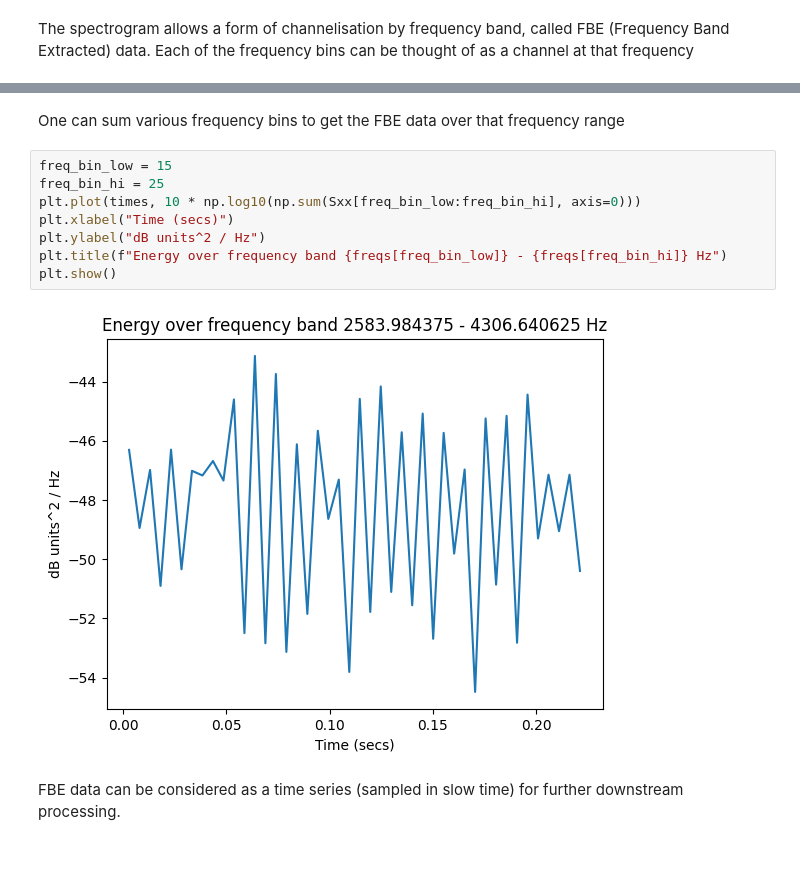
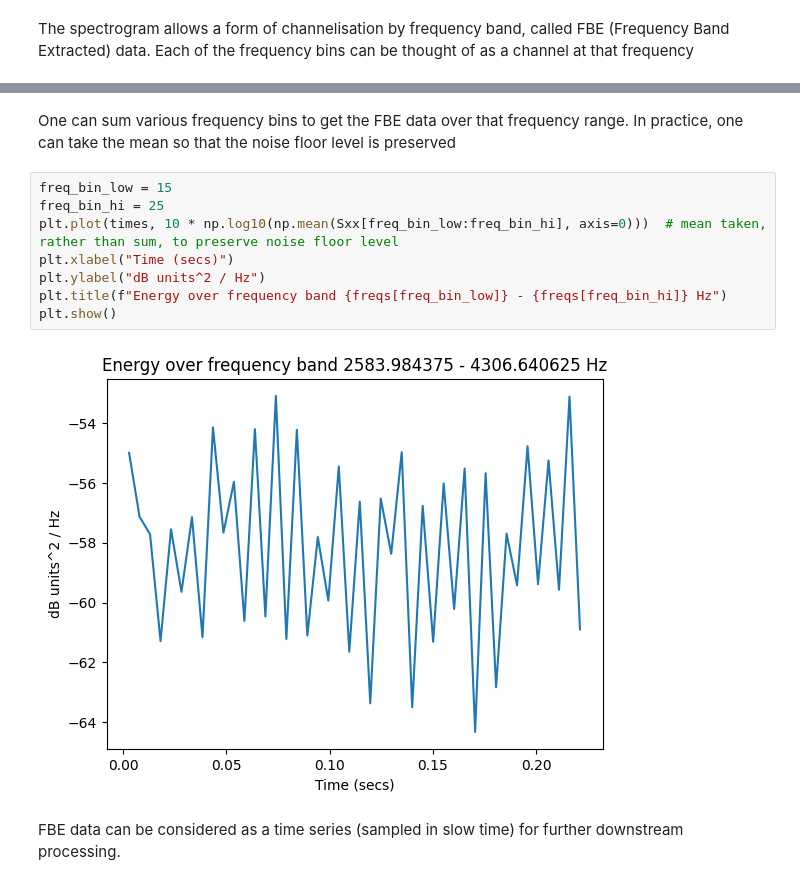
Before and after one commit to nagi49000/general-algorithms, a Jupyter notebook: python/notebooks/signal-processing/some_spectrogram_techniques.ipynb, the cells around one changed output, grey strips where cells are left out. Saved outputs shown, nothing was run; the diff lists cells and outputs as text; blank space fills up the shorter version.

```diff
--- a/python/notebooks/signal-processing/some_spectrogram_techniques.ipynb
+++ b/python/notebooks/signal-processing/some_spectrogram_techniques.ipynb
@@ -55,15 +55,15 @@ plt.show()
 # %% [markdown]
-One can sum various frequency bins to get the FBE data over that frequency range
+One can sum various frequency bins to get the FBE data over that frequency range. In practice, one can take the mean so that the noise floor level is preserved
 # %%
 freq_bin_low = 15
 freq_bin_hi = 25
-plt.plot(times, 10 * np.log10(np.sum(Sxx[freq_bin_low:freq_bin_hi], axis=0)))
+plt.plot(times, 10 * np.log10(np.mean(Sxx[freq_bin_low:freq_bin_hi], axis=0)))  # mean taken, rather than sum, to preserve noise floor level
 plt.xlabel("Time (secs)")
 plt.ylabel("dB units^2 / Hz")
 plt.title(f"Energy over frequency band {freqs[freq_bin_low]} - {freqs[freq_bin_hi]} Hz")
 plt.show()
 # %% [output]
-[figure, old version]
+[figure, new version]
 # %% [markdown]
 FBE data can be considered as a time series (sampled in slow time) for further downstream processing.
 # %% [markdown]
```
Also changed, not shown: parts of 12 cells of this notebook.
